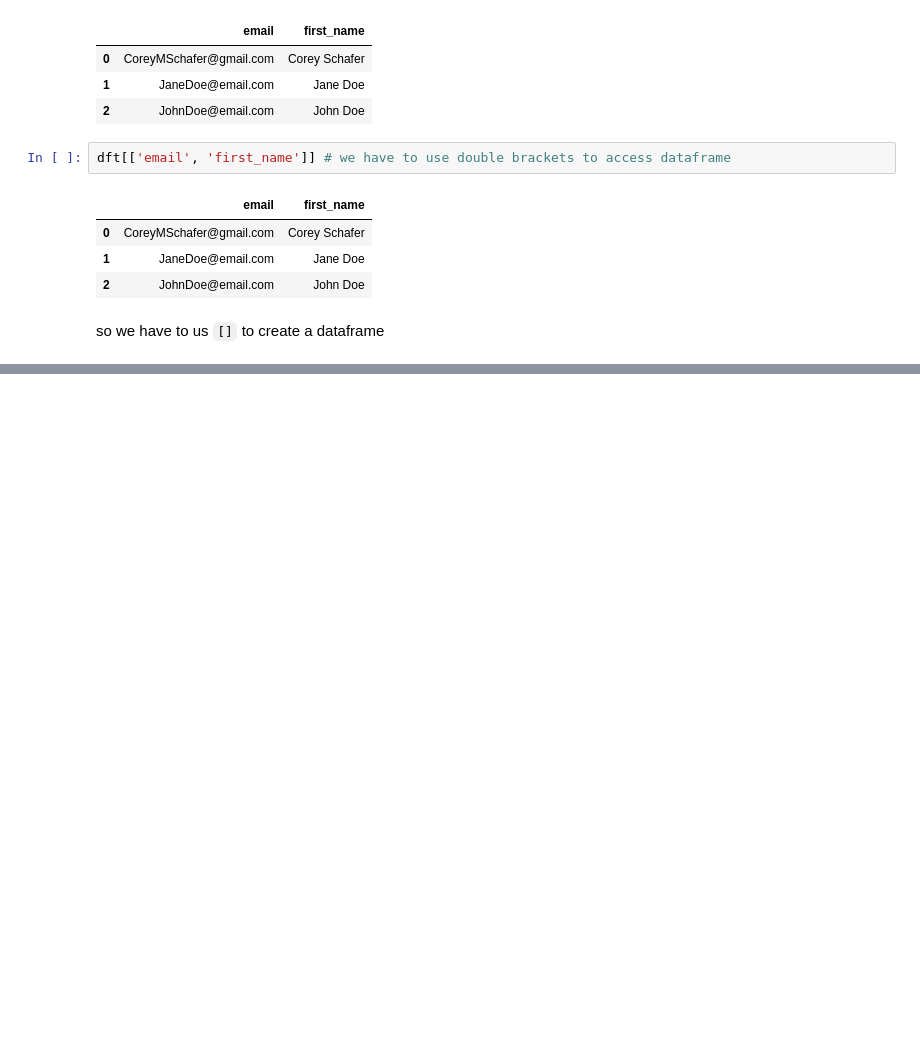
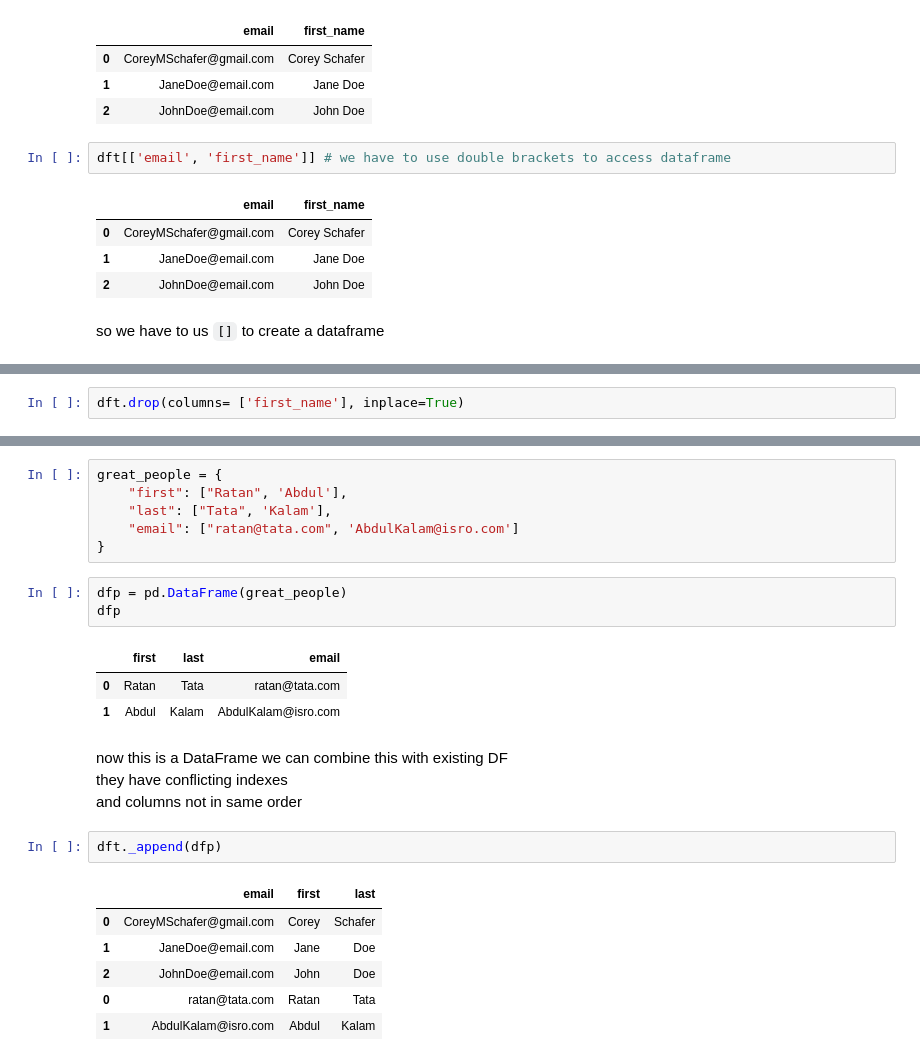
Before and after one commit to innovinitylabs/pandas-notes-corey-schaffer, a Jupyter notebook: 06-Add or Remove Rows and Columns From DataFrames.ipynb, the cells around one changed output, grey strips where cells are left out. Saved outputs shown, nothing was run; the diff lists cells and outputs as text; blank space fills up the shorter version.

```diff
--- a/06-Add or Remove Rows and Columns From DataFrames.ipynb
+++ b/06-Add or Remove Rows and Columns From DataFrames.ipynb
@@ -142,0 +134,2 @@ long test to test
+# %%
+dft.drop(columns= ['first_name'], inplace=True)
@@ -142,0 +159,26 @@ long test to test
+# %%
+great_people = {
+    "first": ["Ratan", 'Abdul'],
+    "last": ["Tata", 'Kalam'],
+    "email": ["ratan@tata.com", 'AbdulKalam@isro.com']
+}
+# %%
+dfp = pd.DataFrame(great_people)
+dfp
+# %% [output]
+|  | first | last | email |
+| 0 | Ratan | Tata | ratan@tata.com |
+| 1 | Abdul | Kalam | AbdulKalam@isro.com |
+# %% [markdown]
+now this is a DataFrame we can combine this with existing DF
+they have  conflicting indexes
+and columns not in same order
+# %%
+dft._append(dfp)
+# %% [output]
+|  | email | first | last |
+| 0 | CoreyMSchafer@gmail.com | Corey | Schafer |
+| 1 | JaneDoe@email.com | Jane | Doe |
+| 2 | JohnDoe@email.com | John | Doe |
+| 0 | ratan@tata.com | Ratan | Tata |
+| 1 | AbdulKalam@isro.com | Abdul | Kalam |
```
Also changed, not shown: parts of 21 cells of this notebook, 2 other files.
